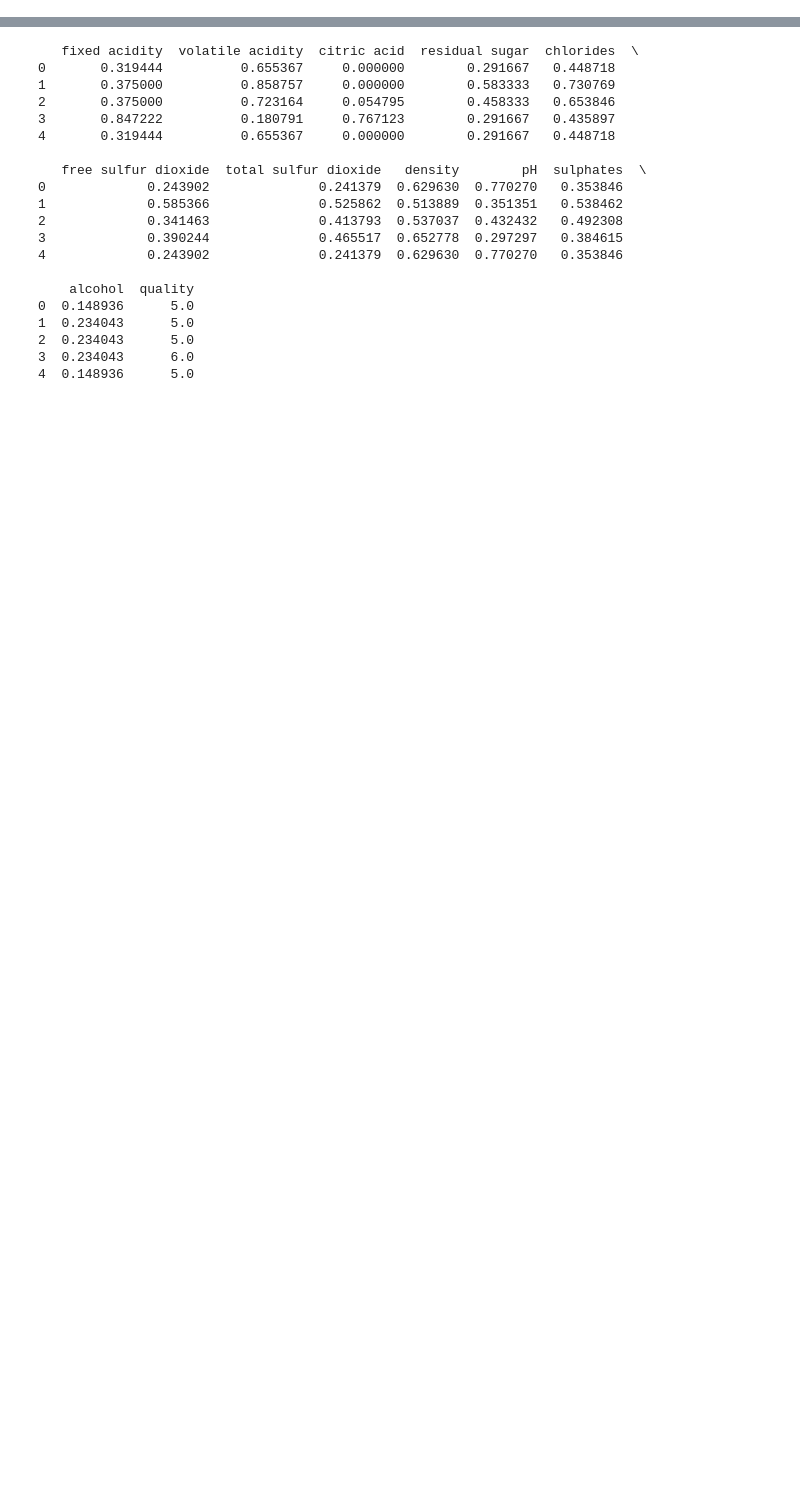
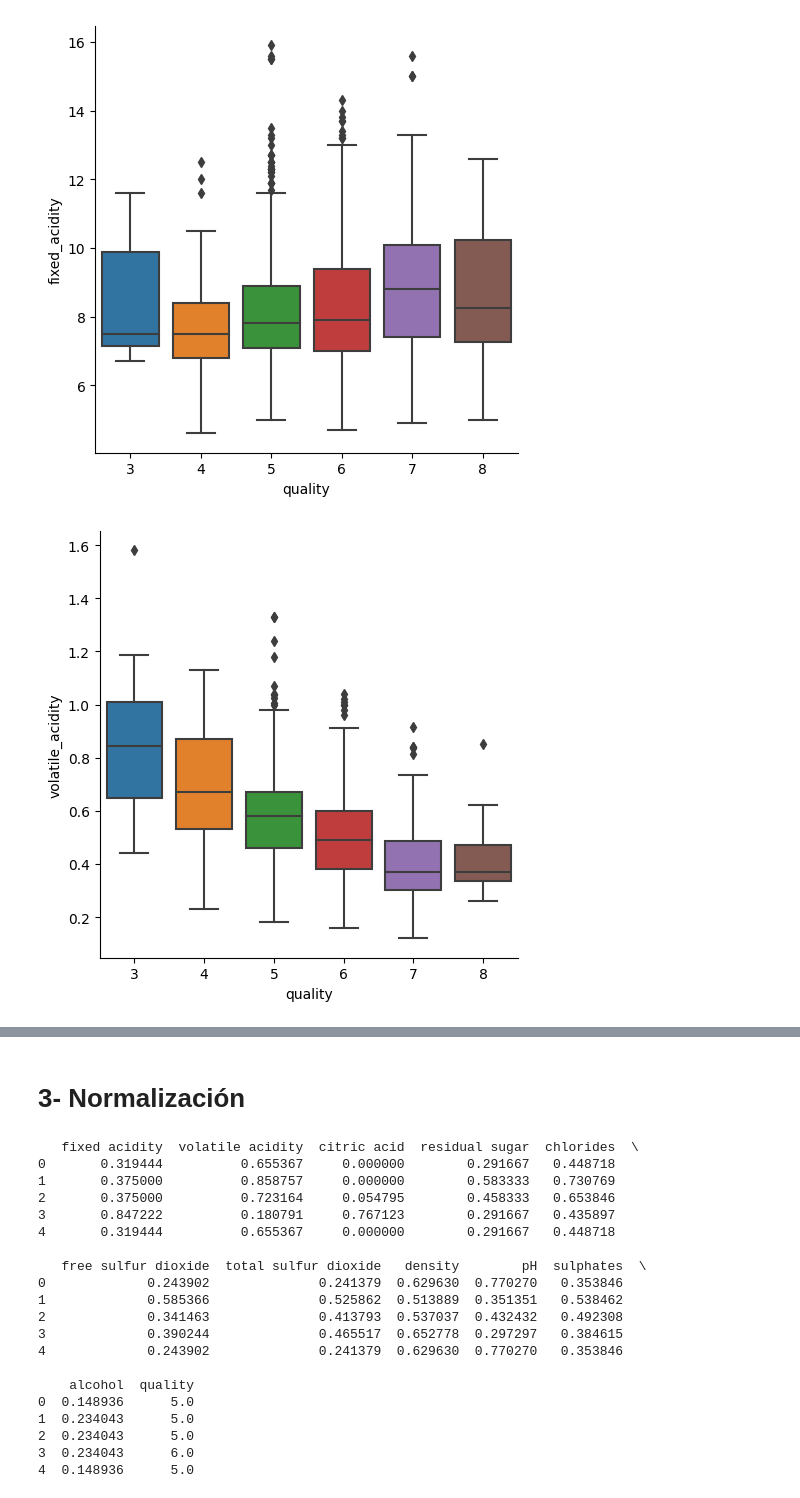
Before and after one commit to johnnyzaet08/CE5506-Pattern_Recognition, a Jupyter notebook: Proyecto_1/Wine.ipynb, the cells around one changed output, grey strips where cells are left out. Cells and saved outputs as stored; diff of their text form; code cells hidden in the pictures; blank space fills up the shorter version.

```diff
--- a/Proyecto_1/Wine.ipynb
+++ b/Proyecto_1/Wine.ipynb
@@ -66,0 +89,15 @@ quality                6.00000   6.000000    8.00000
+# %%
+# Crea la gráfica de cajas
+
+# Convierte los nombres de las columnas a minúsculas y reemplaza los espacios por guiones bajos
+df.columns = df.columns.str.lower().str.replace(' ', '_')
+
+# Crea la gráfica de cajas
+#sns.boxplot(data=df, x='quality', y='alcohol')
+
+# Muestra las gráficas de cajas para todos los features
+for feature in df.columns[:-1]:
+    sns.catplot(data=df, x='quality', y=feature, kind='box')
+# %% [output]
+[figure, added]
+[figure, added]
@@ -67,3 +115,5 @@ quality                6.00000   6.000000    8.00000
+# %% [markdown]
+# 3- Normalización
 # %%
 from sklearn.impute import SimpleImputer
 from sklearn.preprocessing import MinMaxScaler
```
Also changed, not shown: parts of 29 cells of this notebook, 1 other file.
